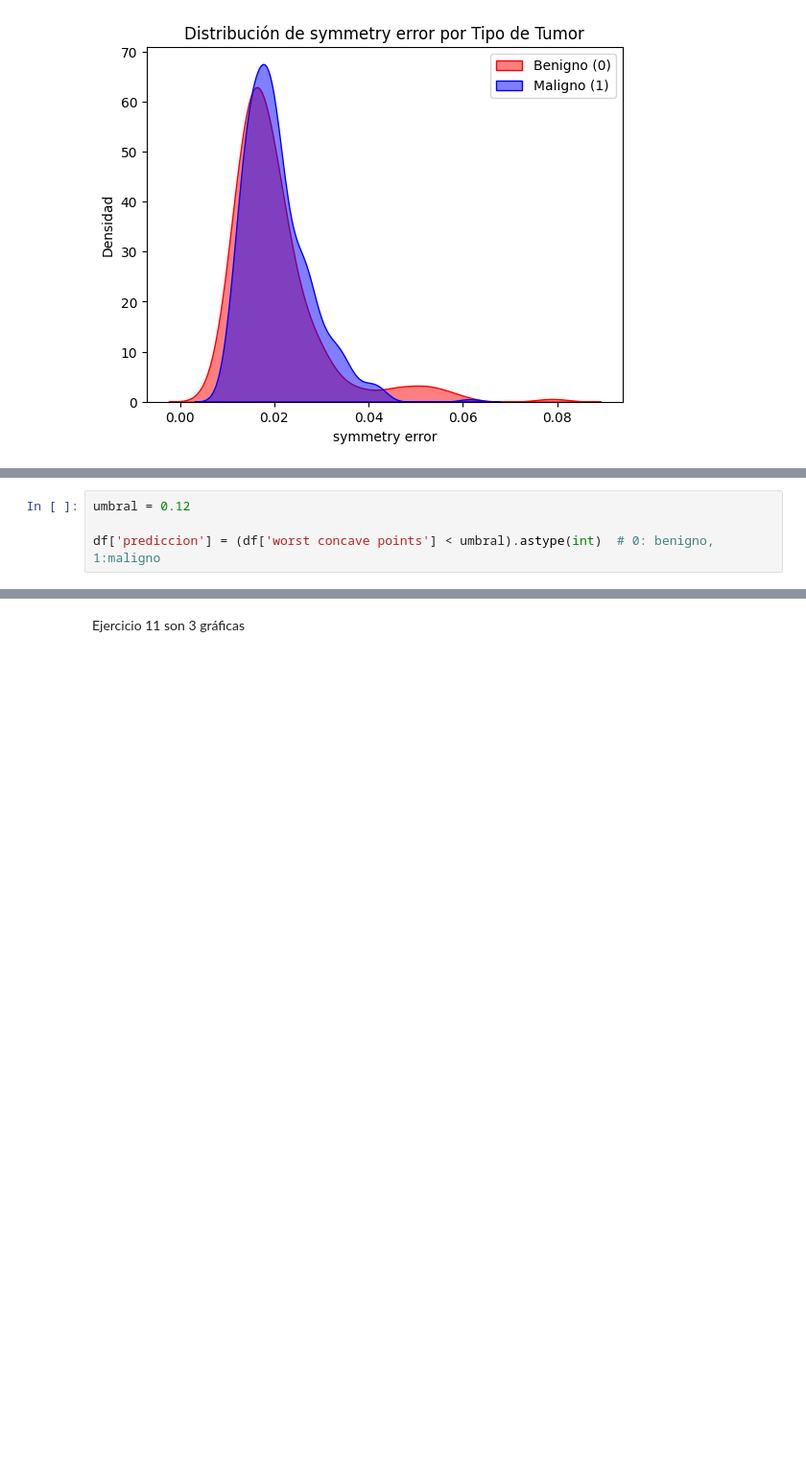
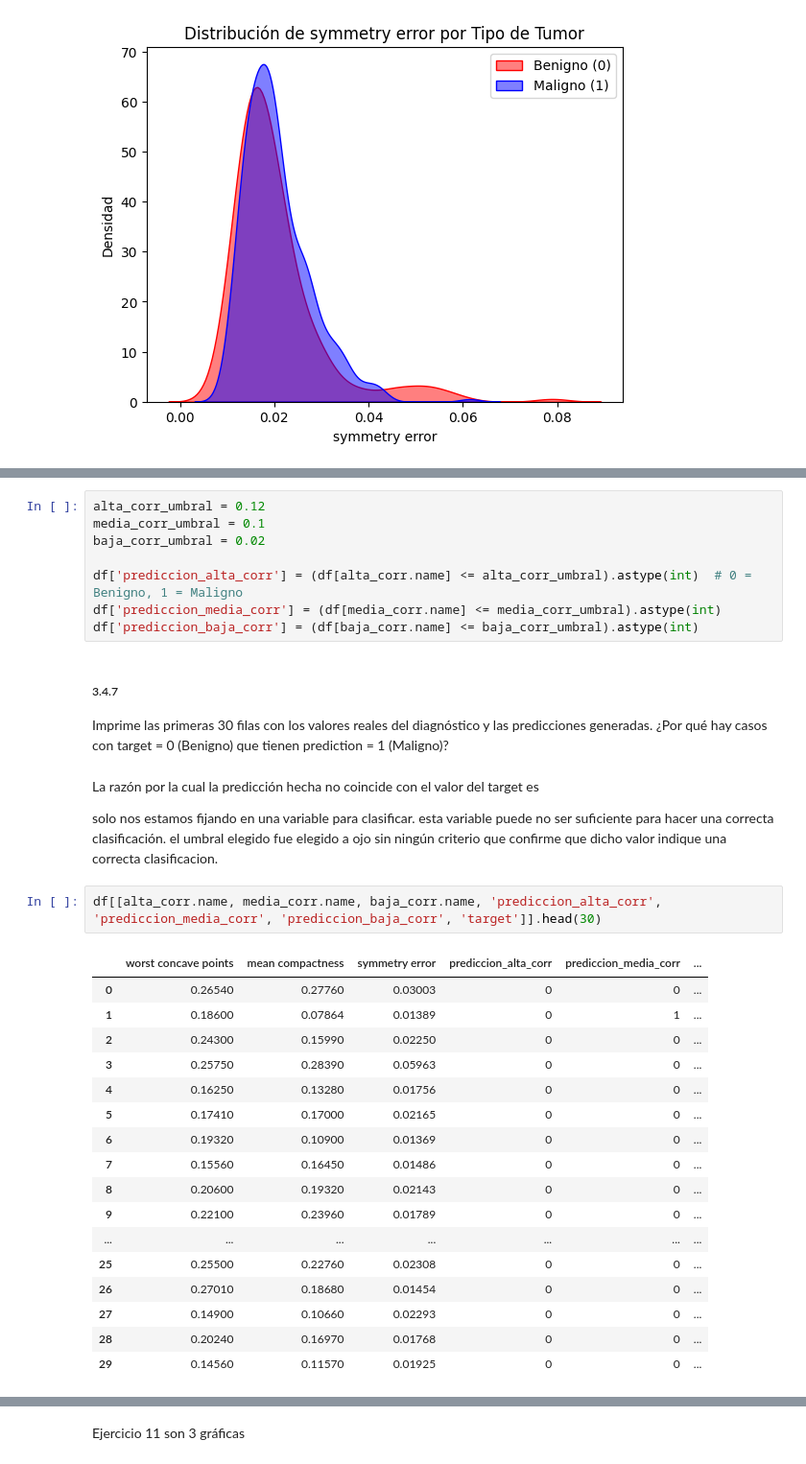
Before and after one commit to RodrigoRiveraRico/data_science_FCiencias, a Jupyter notebook: Clase_5/Clase_5.ipynb, the cells around one changed output, grey strips where cells are left out. Shown at 96% size. Cells and saved outputs as stored; diff of their text form; blank space fills up the shorter version.

```diff
--- a/Clase_5/Clase_5.ipynb
+++ b/Clase_5/Clase_5.ipynb
@@ -175,4 +185,0 @@ df.head(3)
-# %%
-umbral = 0.12
-
-df['prediccion'] = (df['worst concave points'] < umbral).astype(int)  # 0: benigno, 1:maligno
@@ -208,0 +214,37 @@ FP.shape[0]
+# %%
+alta_corr_umbral = 0.12
+media_corr_umbral = 0.1
+baja_corr_umbral = 0.02
+
+df['prediccion_alta_corr'] = (df[alta_corr.name] <= alta_corr_umbral).astype(int)  # 0 = Benigno, 1 = Maligno
+df['prediccion_media_corr'] = (df[media_corr.name] <= media_corr_umbral).astype(int)
+df['prediccion_baja_corr'] = (df[baja_corr.name] <= baja_corr_umbral).astype(int)
+# %% [markdown]
+##### 3.4.7
+
+Imprime las primeras 30 filas con los valores reales del diagnóstico y las predicciones generadas.
+¿Por qué hay casos con target = 0 (Benigno) que tienen prediction = 1 (Maligno)?
+# %% [markdown]
+La razón por la cual la predicción hecha no coincide con el valor del target es
+
+solo nos estamos fijando en una variable para clasificar. esta variable puede no ser suficiente para hacer una correcta clasificación.  el umbral elegido fue elegido a ojo sin ningún criterio que confirme que dicho valor indique una correcta clasificacion.
+# %%
+df[[alta_corr.name, media_corr.name, baja_corr.name, 'prediccion_alta_corr', 'prediccion_media_corr', 'prediccion_baja_corr', 'target']].head(30)
+# %% [output]
+|  | worst concave points | mean compactness | symmetry error | prediccion_alta_corr | prediccion_media_corr | ... |
+| 0 | 0.26540 | 0.27760 | 0.03003 | 0 | 0 | ... |
+| 1 | 0.18600 | 0.07864 | 0.01389 | 0 | 1 | ... |
+| 2 | 0.24300 | 0.15990 | 0.02250 | 0 | 0 | ... |
+| 3 | 0.25750 | 0.28390 | 0.05963 | 0 | 0 | ... |
+| 4 | 0.16250 | 0.13280 | 0.01756 | 0 | 0 | ... |
+| 5 | 0.17410 | 0.17000 | 0.02165 | 0 | 0 | ... |
+| 6 | 0.19320 | 0.10900 | 0.01369 | 0 | 0 | ... |
+| 7 | 0.15560 | 0.16450 | 0.01486 | 0 | 0 | ... |
+| 8 | 0.20600 | 0.19320 | 0.02143 | 0 | 0 | ... |
+| 9 | 0.22100 | 0.23960 | 0.01789 | 0 | 0 | ... |
+| ... | ... | ... | ... | ... | ... | ... |
+| 25 | 0.25500 | 0.22760 | 0.02308 | 0 | 0 | ... |
+| 26 | 0.27010 | 0.18680 | 0.01454 | 0 | 0 | ... |
+| 27 | 0.14900 | 0.10660 | 0.02293 | 0 | 0 | ... |
+| 28 | 0.20240 | 0.16970 | 0.01768 | 0 | 0 | ... |
+| 29 | 0.14560 | 0.11570 | 0.01925 | 0 | 0 | ... |
```
Also changed, not shown: parts of 18 cells of this notebook.
